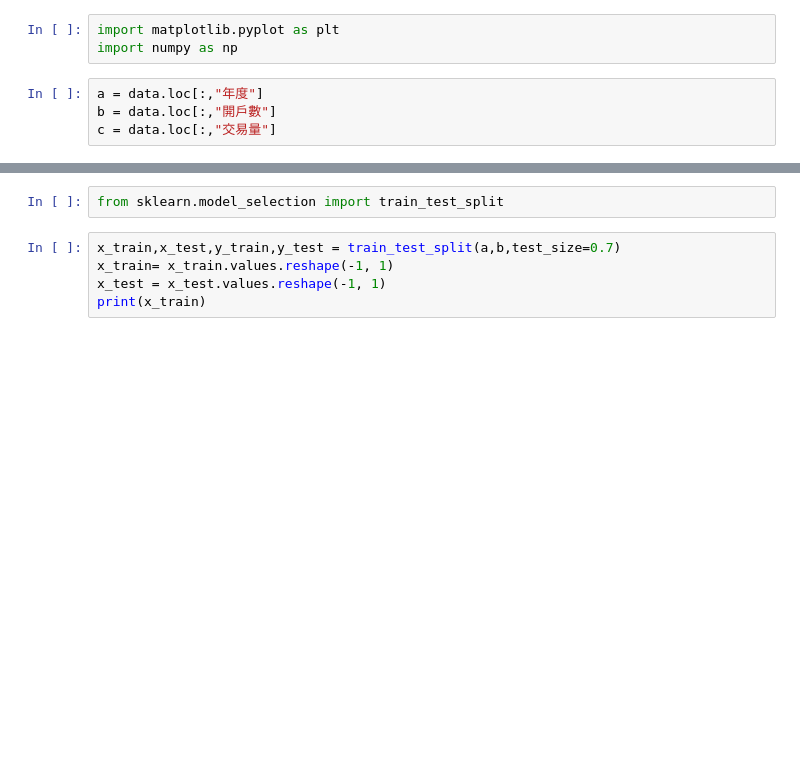
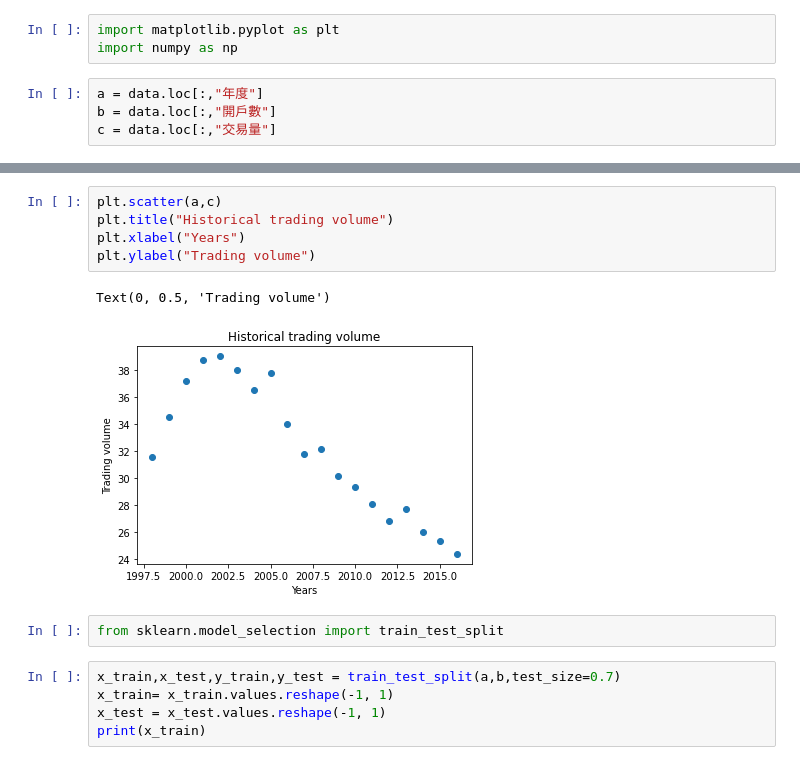
Before and after one commit to Lucasyang66/0726, a Jupyter notebook: data_analyse.ipynb, the cells around one changed output, grey strips where cells are left out. Saved outputs shown, nothing was run; the diff lists cells and outputs as text; blank space fills up the shorter version.

```diff
--- a/data_analyse.ipynb
+++ b/data_analyse.ipynb
@@ -59,3 +52,11 @@ plt.scatter(b,c)
+# %%
+plt.scatter(a,c)
+plt.title("Historical trading volume")
+plt.xlabel("Years")
+plt.ylabel("Trading volume")
+# %% [output]
+Text(0, 0.5, 'Trading volume')
+[figure, added]
 # %%
 from sklearn.model_selection import train_test_split
 # %%
```
Also changed, not shown: parts of 5 cells of this notebook.
